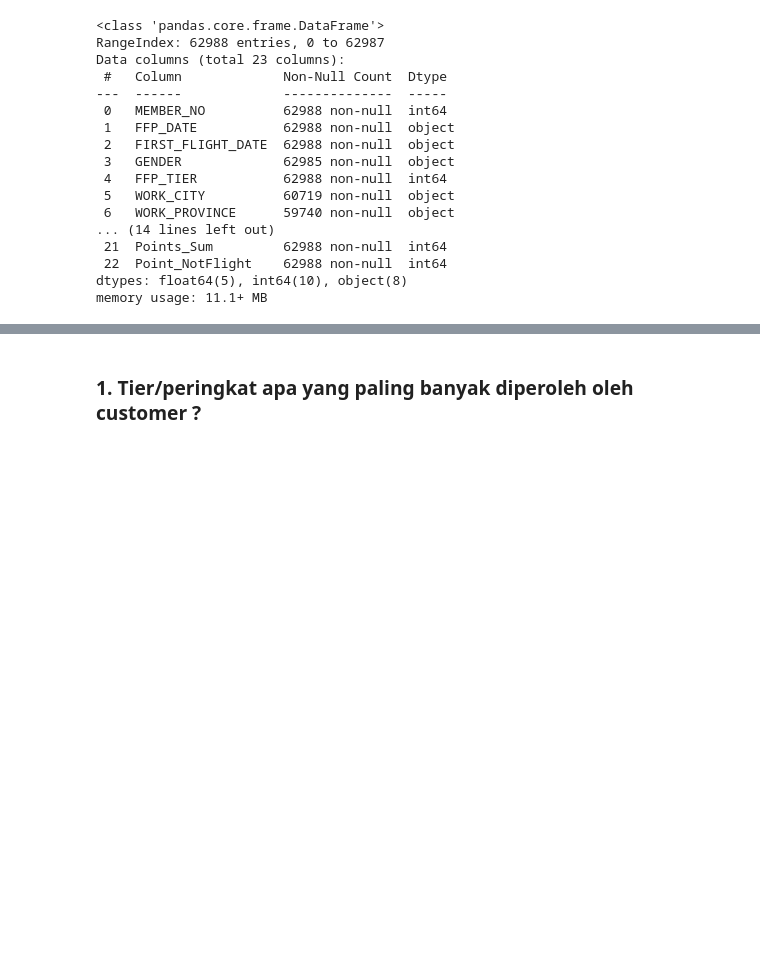
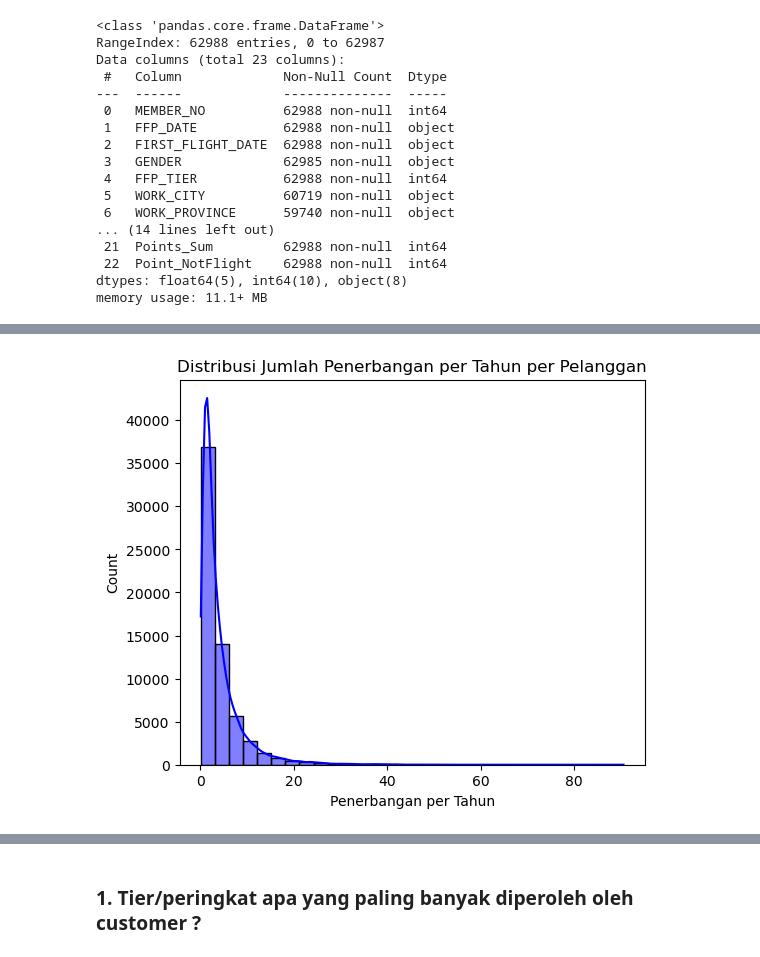
Before and after one commit to agirahmawandi/hw_unsupervised_learning, a Jupyter notebook: Agi_rahmawandi_batch57_Unsupervised_Learning.ipynb, the cells around one changed output, grey strips where cells are left out. Drawn from its saved outputs; the diff is of its cells as text; code cells hidden in the pictures; blank space fills up the shorter version.

```diff
--- a/Agi_rahmawandi_batch57_Unsupervised_Learning.ipynb
+++ b/Agi_rahmawandi_batch57_Unsupervised_Learning.ipynb
@@ -48,0 +88,14 @@ memory usage: 11.1+ MB
+# %%
+# 4. Rata-rata Frequency per Tahun
+#    (asumsi dihitung dari durasi sejak penerbangan pertama)
+# ------------------------------
+df["Membership_Years"] = ((df["LOAD_TIME"] - df["FIRST_FLIGHT_DATE"]).dt.days / 365).clip(lower=1)
+df["Flights_per_Year"] = df["Frequency"] / df["Membership_Years"]
+
+plt.figure(figsize=(6,5))
+sns.histplot(df["Flights_per_Year"], bins=30, kde=True, color="blue")
+plt.title("Distribusi Jumlah Penerbangan per Tahun per Pelanggan")
+plt.xlabel("Penerbangan per Tahun")
+plt.show()
+# %% [output]
+[figure, added]
```
Also changed, not shown: parts of 25 cells of this notebook, 6 other files.
